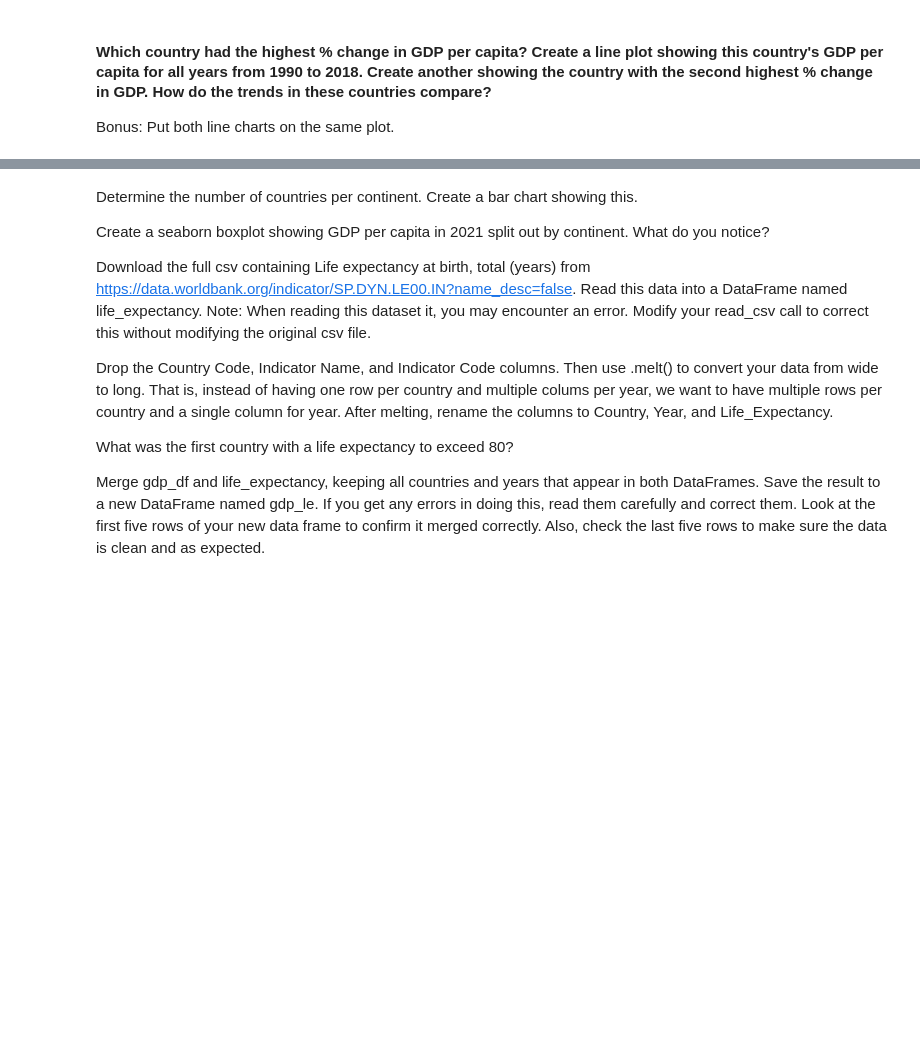
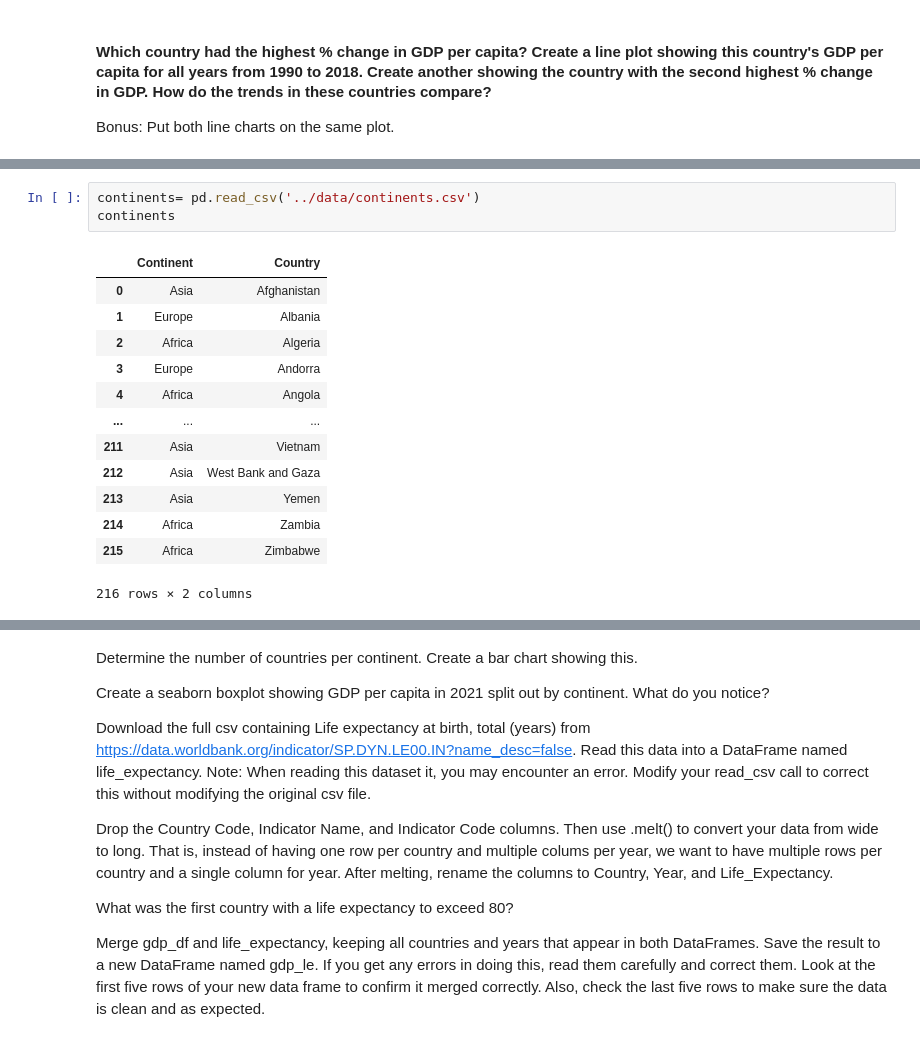
Before and after one commit to nss-data-science-cohort-9/un-exploration-sarahmulloy, a Jupyter notebook: notebooks/UN_Data_Exploration.ipynb, the cells around one changed output, grey strips where cells are left out. Drawn from its saved outputs; the diff is of its cells as text; blank space fills up the shorter version.

```diff
--- a/notebooks/UN_Data_Exploration.ipynb
+++ b/notebooks/UN_Data_Exploration.ipynb
@@ -270,0 +318,17 @@ Merge gdp_df and continents. Keep only the countries that appear in both data fr
+# %%
+continents= pd.read_csv('../data/continents.csv')
+continents
+# %% [output]
+|  | Continent | Country |
+| 0 | Asia | Afghanistan |
+| 1 | Europe | Albania |
+| 2 | Africa | Algeria |
+| 3 | Europe | Andorra |
+| 4 | Africa | Angola |
+| ... | ... | ... |
+| 211 | Asia | Vietnam |
+| 212 | Asia | West Bank and Gaza |
+| 213 | Asia | Yemen |
+| 214 | Africa | Zambia |
+| 215 | Africa | Zimbabwe |
+216 rows × 2 columns
```
Also changed, not shown: parts of 6 cells of this notebook.
